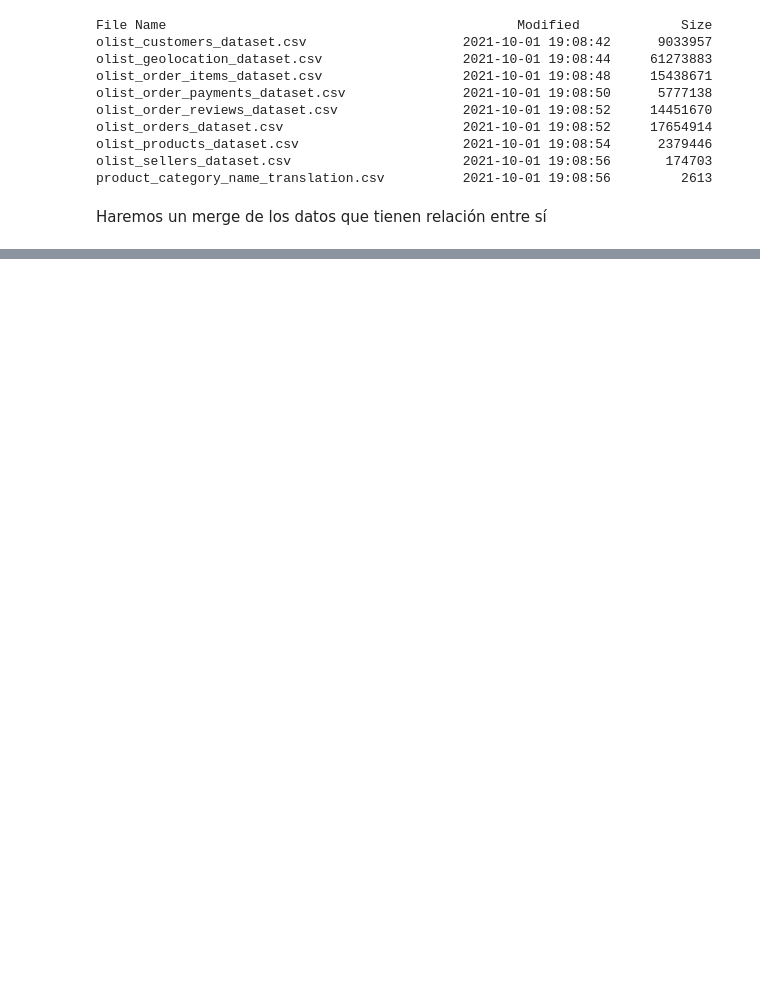
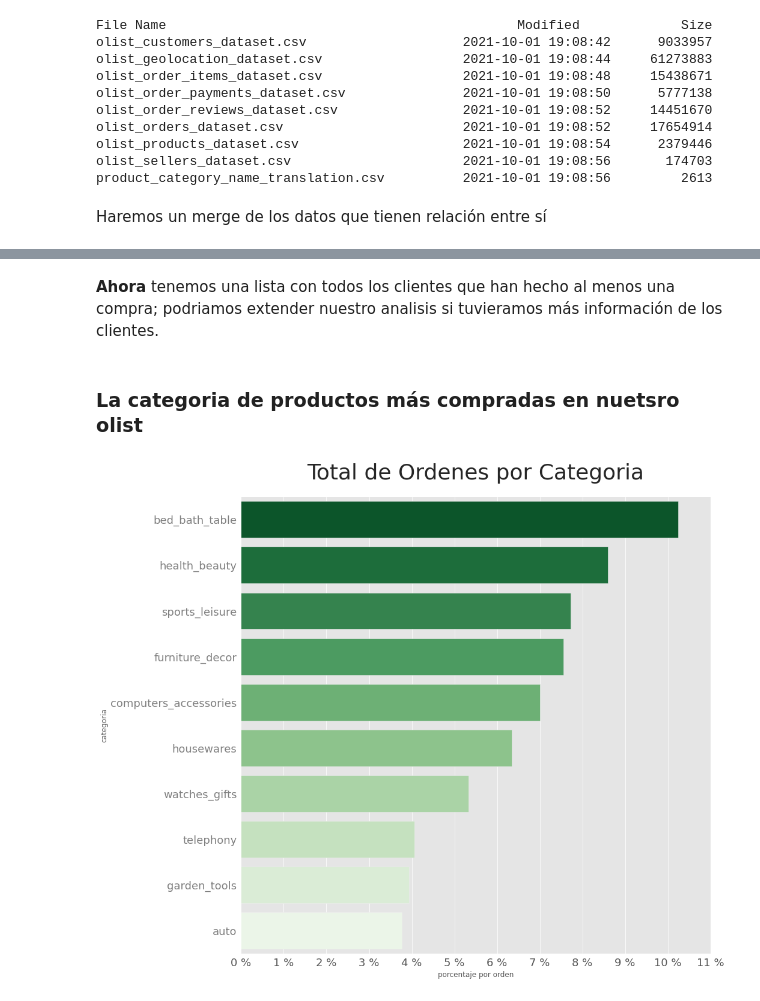
Before and after one commit to Platzi-Master-C10-Brazilian-Ecommerce/Base-Analysis, a Jupyter notebook: Segementación_de_mercado.ipynb, the cells around one changed output, grey strips where cells are left out. Saved outputs shown, nothing was run; the diff lists cells and outputs as text; code cells hidden in the pictures; blank space fills up the shorter version.

```diff
--- a/Segementación_de_mercado.ipynb
+++ b/Segementación_de_mercado.ipynb
@@ -47,7 +49,14 @@ orders_payments = pd.read_csv("/content/olist_order_payments_dataset.csv")
 # %% [markdown]
 Haremos un merge de los datos que tienen relación entre sí
 # %%
+#Clientes con las ordenes
+
 clients_total = pd.merge(customers, orders, on='customer_id')
 orders_total = pd.merge(orders_payments, orders_reviews, on='order_id')
+df_clients = pd.merge(clients_total, orders_total, on='order_id')
 
-df_clients = pd.merge(clients_total, orders_total, on='order_id')
+#Vendedores con los productos
+
+sellers_total = pd.merge(sellers, order_items, on='seller_id')
+products_total = pd.merge(products, category_name_translation, on='product_category_name')
+df_products = pd.merge(sellers_total, products_total, on='product_id')
@@ -53,0 +67,3 @@ df_clients = pd.merge(clients_total, orders_total, on='order_id')
+# %%
+df = pd.merge(df_clients, df_products, on='order_id')
+df.head()
@@ -53,0 +97,4 @@ df_clients = pd.merge(clients_total, orders_total, on='order_id')
+# %%
+dt=df.select_dtypes(include='object').fillna('None')
+df_clean = df.fillna(dt)
+print('Porcentaje de datos faltantes: {:.2%}'.format((df_clean.isna().sum().sum())/(len(df_clean)*len(df_clean.columns))))
@@ -53,0 +129,31 @@ df_clients = pd.merge(clients_total, orders_total, on='order_id')
+# %% [markdown]
+**Ahora** tenemos una lista con todos los clientes que han hecho al menos una compra; podriamos extender nuestro analisis si tuvieramos más información de los clientes.
+# %% [markdown]
+### La categoria de productos más compradas en nuetsro olist
+# %%
+category_sold = df_clean.groupby(['product_category_name_english'], as_index=False)['payment_value'].count().rename(columns = {'payment_value':'total_orders'})
+
+#Creamos una columna en la cual podamos ver el porcentaje
+category_sold['%'] = round((category_sold['total_orders'] / category_sold['total_orders'].sum()) * 100, 2)
+
+#Traemos a colación los 10 más grandes
+category_sold10 = category_sold.nlargest(10, 'total_orders')
+
+
+#Quitese el comentado de la ultima linea si es de interes ver la lista en vez de la grafica
+#category_sold10
+# %%
+fig = plt.figure(figsize =([14, 14]))
+sns.set_style('darkgrid')
+plt.style.use('ggplot')
+g = sns.barplot(x=category_sold10['%'], y=category_sold10['product_category_name_english'], palette='Greens_r', data=category_sold10)
+plt.title('Total de Ordenes por Categoria', size=36, y=1.03)
+plt.yticks(fontsize=18, color='gray');
+plt.ylabel('categoria', fontsize=12)
+plt.xlabel('porcentaje por orden', fontsize=12)
+plt.xticks([0,1,2,3,4,5,6,7,8,9,10,11],['0 %', '1 %', '2 %', '3 %', '4 %', '5 %', '6 %', '7 %', '8 %', '9 %', '10 %', '11 %'], fontsize=18);
+g.spines['top'].set_visible(False)
+g.spines['right'].set_visible(False)
+plt.show()
+# %% [output]
+[figure, added]
```
Also changed, not shown: parts of 15 cells of this notebook.
